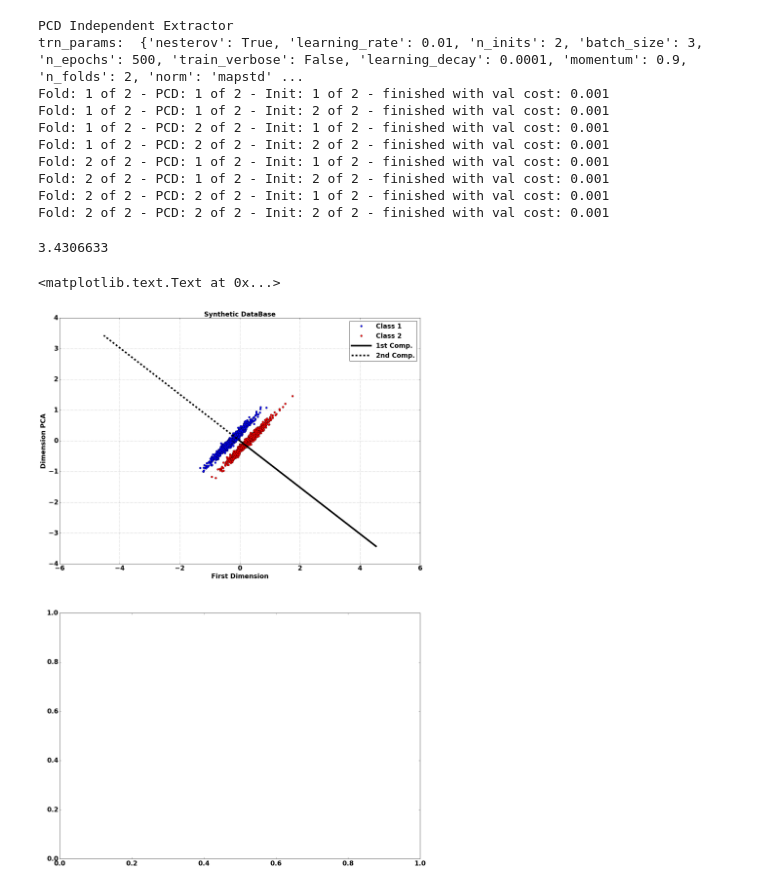
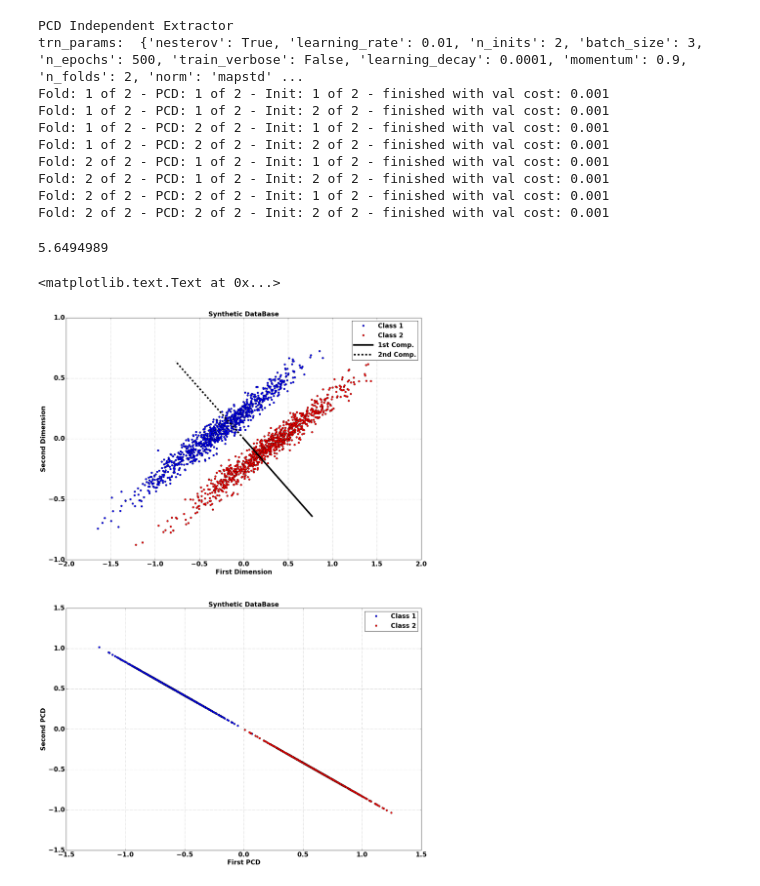
Before and after one commit to natmourajr/LPSTutorials, a Jupyter notebook: Packages/Preprocessing/SyntheticDataBasePCDIndependent.ipynb, the cells around one changed output. Cells and saved outputs as stored; diff of their text form; code cells hidden in the pictures.

Commit message:
adding syntheticdb with cooperative

```diff
--- a/Packages/Preprocessing/SyntheticDataBasePCDIndependent.ipynb
+++ b/Packages/Preprocessing/SyntheticDataBasePCDIndependent.ipynb
@@ -17,9 +17,9 @@ import matplotlib.pyplot as plt
 
 plt.rcParams['lines.linewidth'] = 2
 plt.rcParams['legend.handlelength'] = 3
-plt.rcParams['legend.borderpad'] = 0.3
-plt.rcParams['legend.numpoints'] = 1
-plt.rcParams['legend.fontsize'] = 20
+#plt.rcParams['legend.borderpad'] = 0.3
+#plt.rcParams['legend.numpoints'] = 1
+#plt.rcParams['legend.fontsize'] = 20
 plt.rcParams['xtick.labelsize'] = 20
 plt.rcParams['font.weight'] = 'bold'
 plt.rcParams['ytick.labelsize'] = 20
@@ -33,20 +33,23 @@ Time to import libraries: 0.663 seconds
 
 init_time = time.time()
 
+n_events = 1000
+
 # dados em 45^o
-rotation_matrix = [[np.cos(np.pi/4), -np.sin(np.pi/4)],[np.sin(np.pi/4), np.cos(np.pi/4)]]
+angle = np.pi/6
+rotation_matrix = [[np.cos(angle), -np.sin(angle)],[np.sin(angle), np.cos(angle)]]
 
 m_means = [-0.2,0.2]
 m_vars = [0.5,0.05]
 
-data_c1 = m_vars*np.random.randn(1000,2)+m_means
+data_c1 = m_vars*np.random.randn(n_events,2)+m_means
 data_c1 = np.inner(data_c1,rotation_matrix)
-
 
 m_means = [0.2,-0.2]
 m_vars = [0.5,0.05]
 
-data_c2 = m_vars*np.random.randn(1000,2)+m_means
+
+data_c2 = m_vars*np.random.randn(n_events,2)+m_means
 data_c2 = np.inner(data_c2,rotation_matrix)
 
 data = np.append(data_c1, data_c2,axis=0)
@@ -454,46 +459,72 @@ Fold: 2 of 2 - PCD: 1 of 2 - Init: 1 of 2 - finished with val cost: 0.001
 Fold: 2 of 2 - PCD: 1 of 2 - Init: 2 of 2 - finished with val cost: 0.001
 Fold: 2 of 2 - PCD: 2 of 2 - Init: 1 of 2 - finished with val cost: 0.001
 Fold: 2 of 2 - PCD: 2 of 2 - Init: 2 of 2 - finished with val cost: 0.001
-# %%
-pcds[0][1][1,0]
-# %% [output]
-3.4306633
+# %%
+np.linalg.norm(pcds[0][1])
+# %% [output]
+5.6494989
 # %%
 # PCD show.
 
 # plot data
 %matplotlib inline
 
 
 fig, ax = plt.subplots(figsize=(20,30),nrows=2, ncols=1)
 
 ax[0].plot(data[trgt==0,0],data[trgt==0,1],'bo',label='Class 1')
 ax[0].plot(data[trgt==1,0],data[trgt==1,1],'ro',label='Class 2')
 
 
-ax[0].plot([0,pcds[0][0][0,0]],[0,pcds[0][0][1,0]],'k-',linewidth=5.0,label='1st Comp.')
-ax[0].plot([0,pcds[0][1][0,0]],[0,pcds[0][1][1,0]],'k--',linewidth=5.0,label='2nd Comp.')
+ax[0].plot([0,pcds[0][0][0,0]/np.linalg.norm(pcds[0][0])],
+           [0,pcds[0][0][1,0]/np.linalg.norm(pcds[0][0])],
+           'k-',linewidth=5.0,label='1st Comp.')
+ax[0].plot([0,pcds[0][1][0,0]/np.linalg.norm(pcds[0][1])],
+           [0,pcds[0][1][1,0]/np.linalg.norm(pcds[0][1])],
+           'k--',linewidth=5.0,label='2nd Comp.')
 
 
 ax[0].legend()
 ax[0].grid()
 ax[0].set_title('Synthetic DataBase',fontweight='bold',fontsize=20)
 ax[0].set_xlabel('First Dimension',fontweight='bold',fontsize=20)
-ax[0].set_ylabel('Dimension PCA',fontweight='bold',fontsize=20)
+ax[0].set_ylabel('Second Dimension',fontweight='bold',fontsize=20)
 
 
-# ax[1].plot(proj_norm_data[trgt==0,0],proj_norm_data[trgt==0,1],'bo',label='Class 1')
-# ax[1].plot(proj_norm_data[trgt==1,0],proj_norm_data[trgt==1,1],'ro',label='Class 2')
+choose_fold = 0
 
-# ax[1].legend()
-# ax[1].grid()
-# ax[1].set_title('Synthetic DataBase',fontweight='bold',fontsize=20)
-# ax[1].set_xlabel('First PCA',fontweight='bold',fontsize=20)
-# ax[1].set_ylabel('Second PCA',fontweight='bold',fontsize=20)
+train_id, test_id = pcd_trn_desc['CVO'][choose_fold]
+
+# normalize data based in train set
+if trn_params['norm'] == 'mapstd':
+    scaler = preprocessing.StandardScaler().fit(data[train_id,:])
+elif trn_params['norm'] == 'mapstd_rob':
+    scaler = preprocessing.RobustScaler().fit(data[train_id,:])
+elif trn_params['norm'] == 'mapminmax':
+    scaler = preprocessing.MinMaxScaler().fit(data[train_id,:])
+
+if trn_params['norm'] != "none":
+    norm_data = scaler.transform(data)
+else:
+    norm_data = data
+
+pcd_proj_norm_data = np.inner(norm_data,
+                          np.append(pcds[0][0]/np.linalg.norm(pcds[0][0]),
+                                    pcds[0][1]/np.linalg.norm(pcds[0][1]),
+                                    axis=1))
+
+ax[1].plot(proj_norm_data[trgt==0,0],proj_norm_data[trgt==0,1],'bo',label='Class 1')
+ax[1].plot(proj_norm_data[trgt==1,0],proj_norm_data[trgt==1,1],'ro',label='Class 2')
+
+ax[1].legend()
+ax[1].grid()
+ax[1].set_title('Synthetic DataBase',fontweight='bold',fontsize=20)
+ax[1].set_xlabel('First PCD',fontweight='bold',fontsize=20)
+ax[1].set_ylabel('Second PCD',fontweight='bold',fontsize=20)
 
 # limits = [-5, 5]
 # ax[1].set_xlim(limits)
 # ax[1].set_ylim(limits)
 # %% [output]
 <matplotlib.text.Text at 0x...>
-[figure, old version]
+[figure, new version]
```
Also changed, not shown: parts of 7 cells of this notebook, 1 other file.
